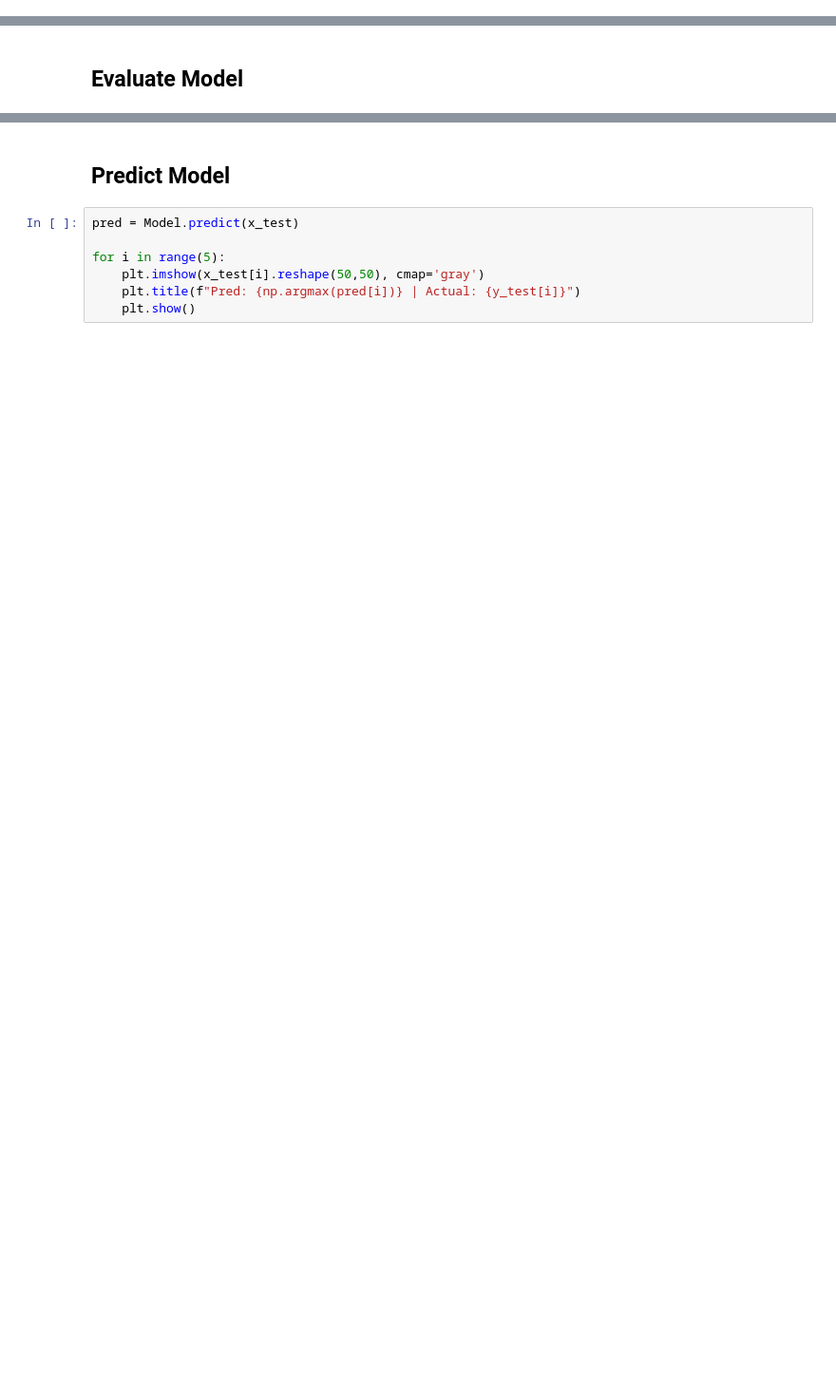
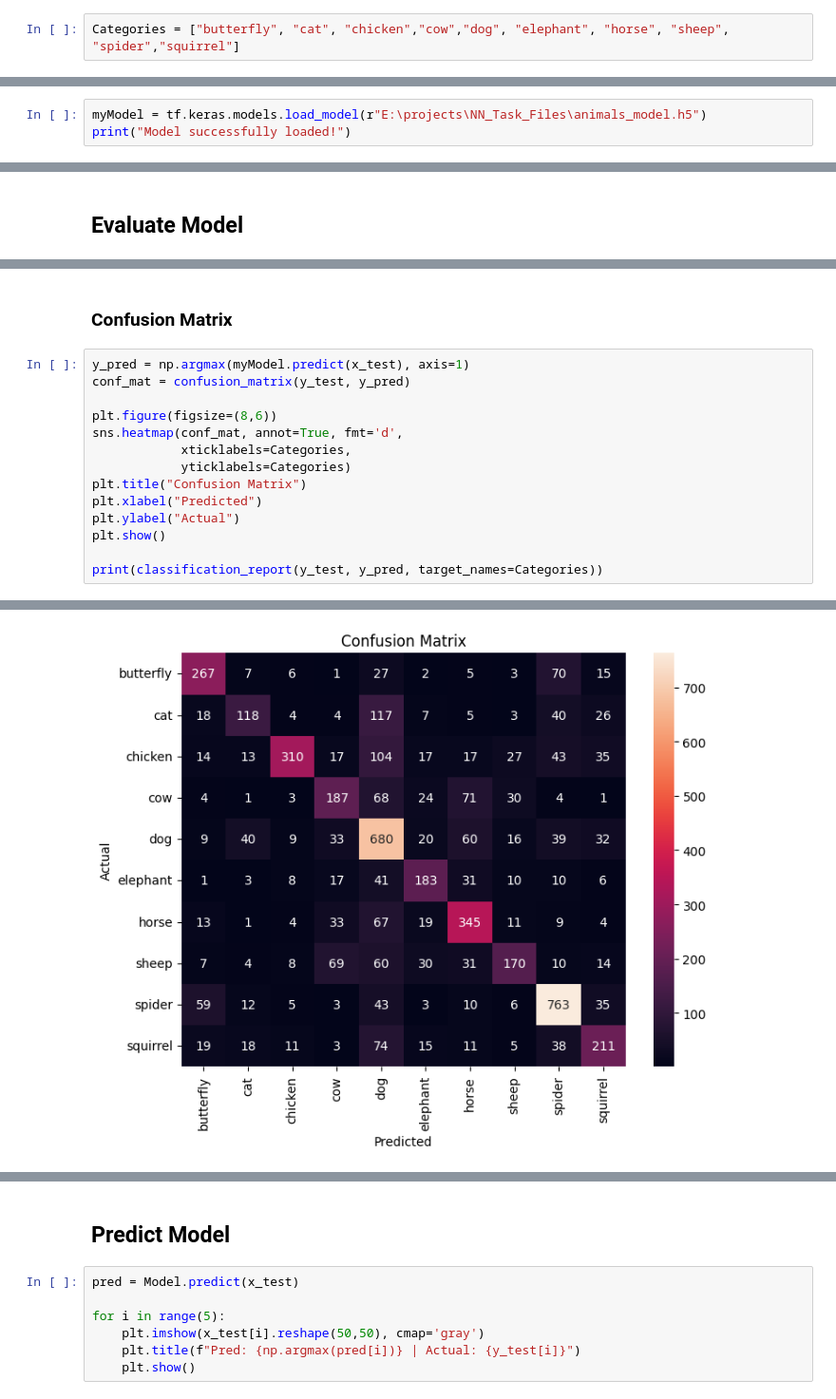
Before and after one commit to Hussein-Hassan777/NN_Project, a Jupyter notebook: mywork3-checkpoint.ipynb, the cells around one changed output, grey strips where cells are left out. Shown at 95% size. Saved outputs shown, nothing was run; the diff lists cells and outputs as text; blank space fills up the shorter version.

```diff
--- a/mywork3-checkpoint.ipynb
+++ b/mywork3-checkpoint.ipynb
@@ -155,3 +157,5 @@ import pickle
+# %%
+Categories = ["butterfly", "cat", "chicken","cow","dog", "elephant", "horse", "sheep", "spider","squirrel"]
 # %%
 pickle_in = open(r"E:\projects\NN_Task_Files\X.pickle", "rb")
 X = pickle.load(pickle_in)
@@ -252,0 +334,3 @@ history = Model.fit(
+# %%
+myModel = tf.keras.models.load_model(r"E:\projects\NN_Task_Files\animals_model.h5")
+print("Model successfully loaded!")
@@ -257,0 +348,17 @@ print("Accuracy:", acc)
+# %% [markdown]
+### Confusion Matrix
+# %%
+y_pred = np.argmax(myModel.predict(x_test), axis=1)
+conf_mat = confusion_matrix(y_test, y_pred)
+
+plt.figure(figsize=(8,6))
+sns.heatmap(conf_mat, annot=True, fmt='d',
+            xticklabels=Categories,
+            yticklabels=Categories)
+plt.title("Confusion Matrix")
+plt.xlabel("Predicted")
+plt.ylabel("Actual")
+plt.show()
+
+print(classification_report(y_test, y_pred, target_names=Categories))
+# %% [output]
@@ -257,0 +366 @@ print("Accuracy:", acc)
+[figure, added]
```
Also changed, not shown: parts of 14 cells of this notebook.
